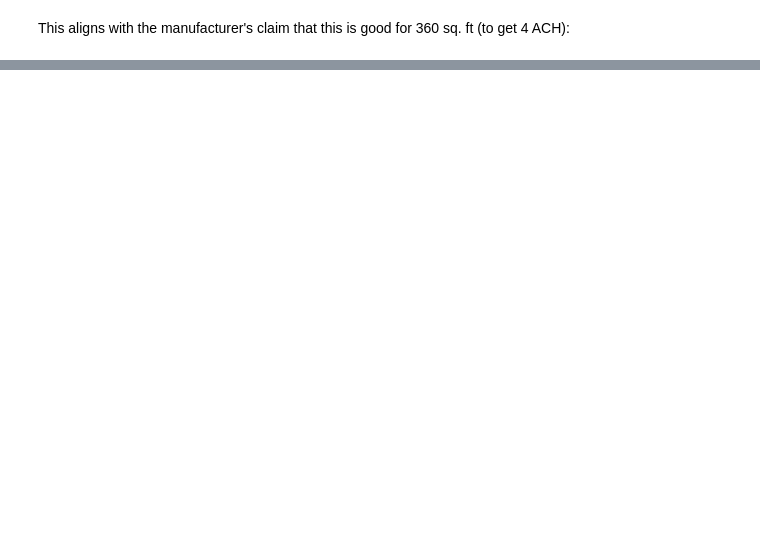
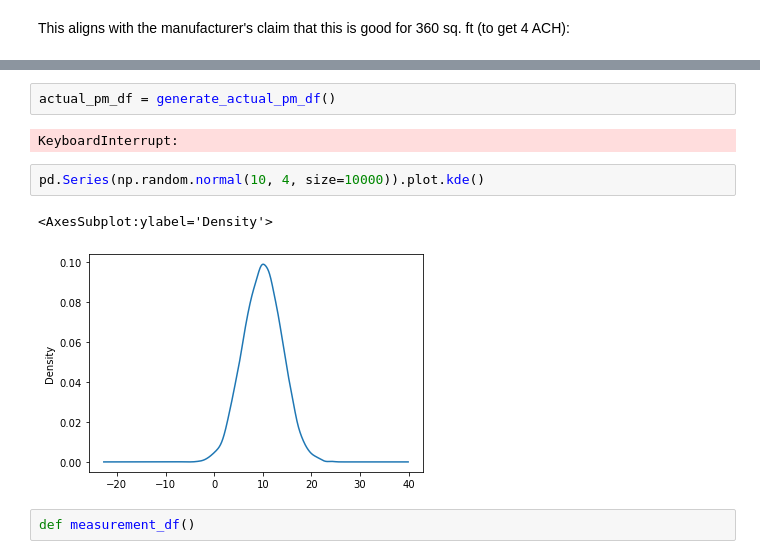
Before and after one commit to Edderic/graphica, a Jupyter notebook: notebooks/air_cleaning_experiments/air_cleaning_experiments.ipynb, the cells around one changed output, grey strips where cells are left out. Cells and saved outputs as stored; diff of their text form; blank space fills up the shorter version.

```diff
--- a/notebooks/air_cleaning_experiments/air_cleaning_experiments.ipynb
+++ b/notebooks/air_cleaning_experiments/air_cleaning_experiments.ipynb
@@ -1320,0 +1643,11 @@ i
+# %%
+actual_pm_df = generate_actual_pm_df()
+# %% [output]
+KeyboardInterrupt:
+# %%
+pd.Series(np.random.normal(10, 4, size=10000)).plot.kde()
+# %% [output]
+<AxesSubplot:ylabel='Density'>
+[figure, added]
+# %%
+def measurement_df()
```
Also changed, not shown: parts of 64 cells of this notebook.
